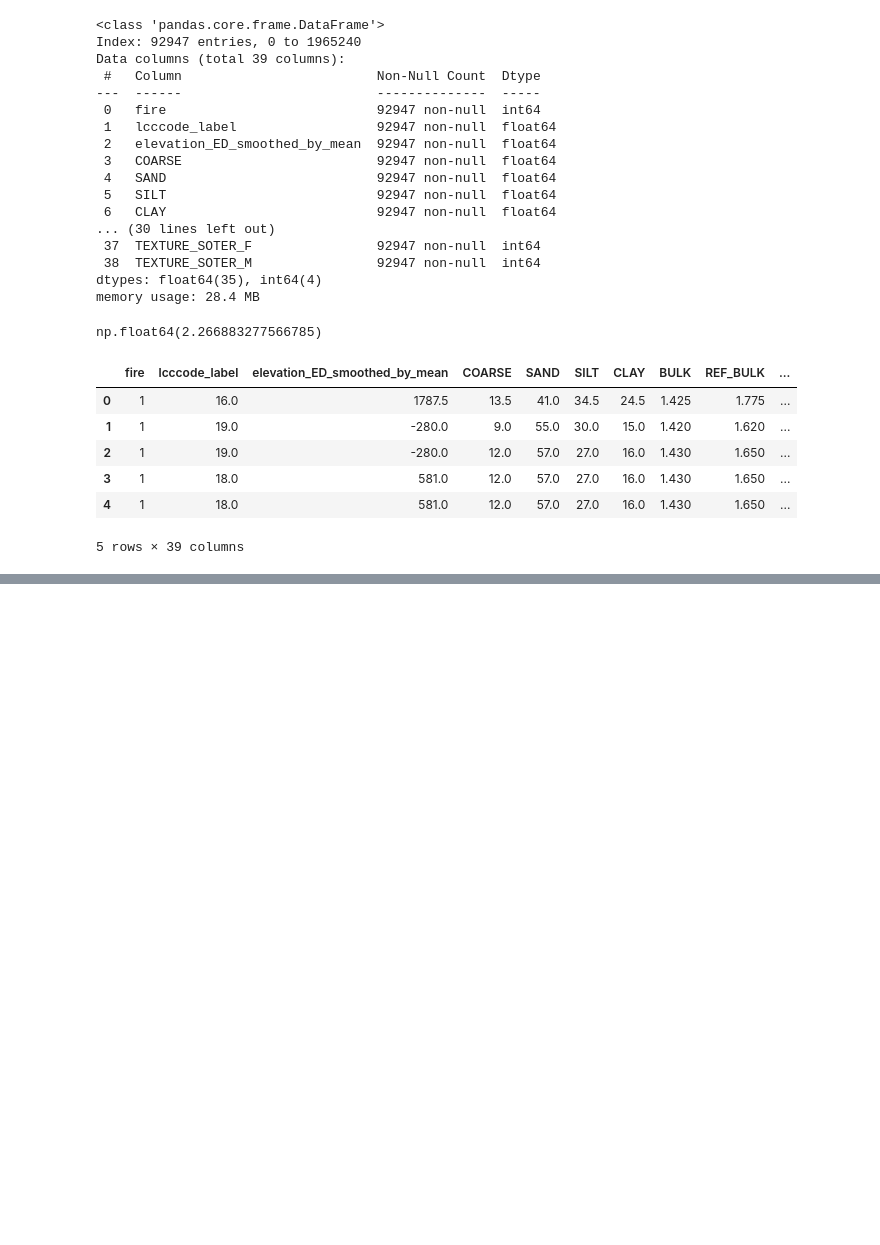
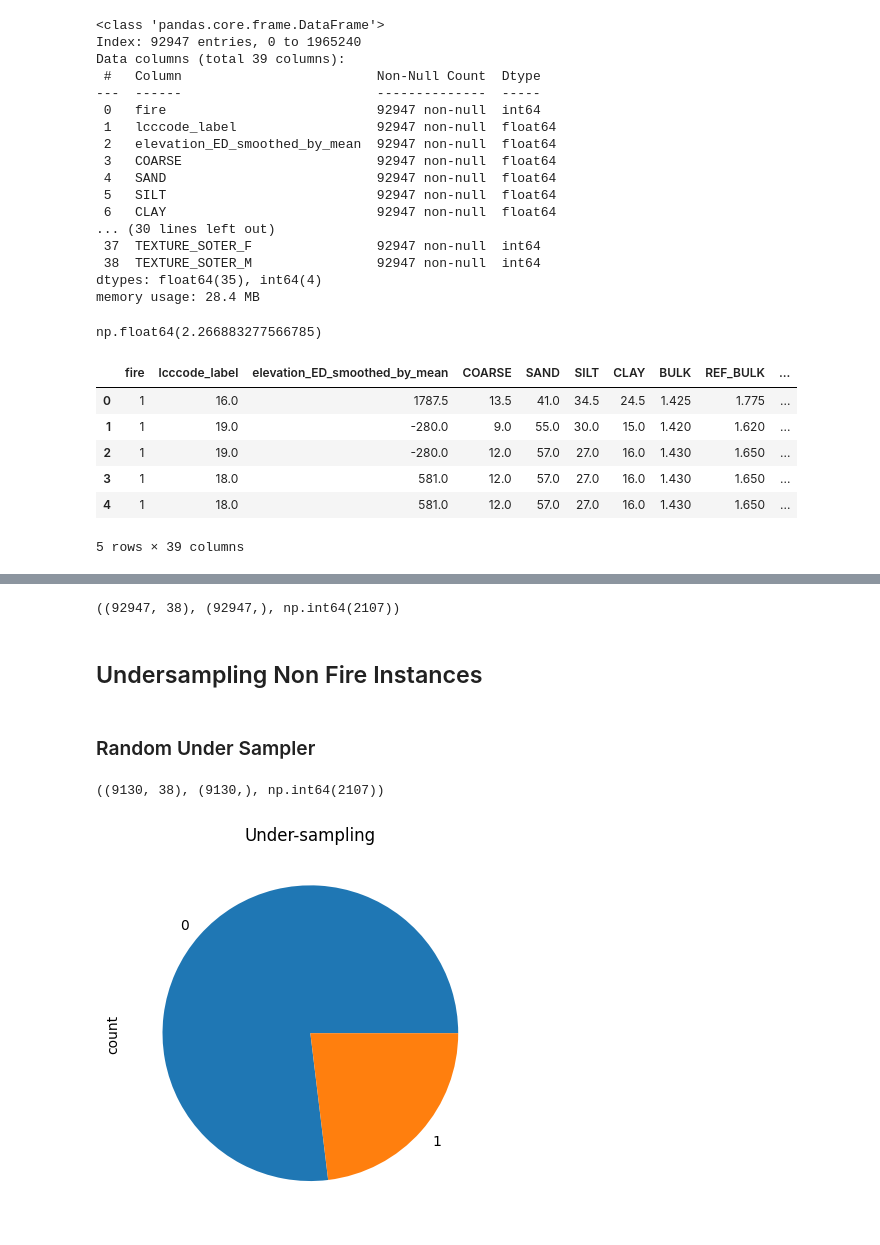
Before and after one commit to b-fatma/S2I-DM, a Jupyter notebook: src/3_merge/merge_4_clean.ipynb, the cells around one changed output, grey strips where cells are left out. Saved outputs shown, nothing was run; the diff lists cells and outputs as text; code cells hidden in the pictures; blank space fills up the shorter version.

```diff
--- a/src/3_merge/merge_4_clean.ipynb
+++ b/src/3_merge/merge_4_clean.ipynb
@@ -235,0 +255,23 @@ df_test.to_csv(output_path2, index=False)
+# %%
+y = df_test['fire']
+X = df_test.drop(columns=['fire'])
+# %%
+X.shape, y.shape, y.sum()
+# %% [output]
+((92947, 38), (92947,), np.int64(2107))
+# %% [markdown]
+## Undersampling Non Fire Instances
+# %% [markdown]
+### Random Under Sampler
+# %%
+from imblearn.under_sampling import RandomUnderSampler
+
+sampling_strategy = 0.3
+rus = RandomUnderSampler(sampling_strategy=sampling_strategy)
+X_res, y_res = rus.fit_resample(X, y)
+ax = y_res.value_counts().plot.pie()
+_ = ax.set_title("Under-sampling")
+X_res.shape, y_res.shape, y_res.sum()
+# %% [output]
+((9130, 38), (9130,), np.int64(2107))
+[figure, added]
```
Also changed, not shown: parts of 11 cells of this notebook, 1 other file.
